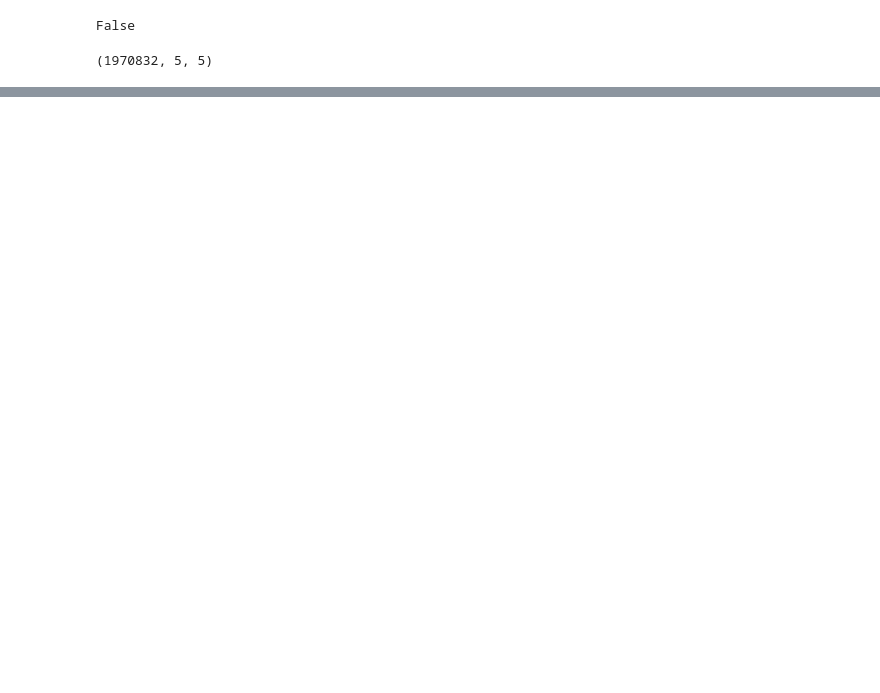
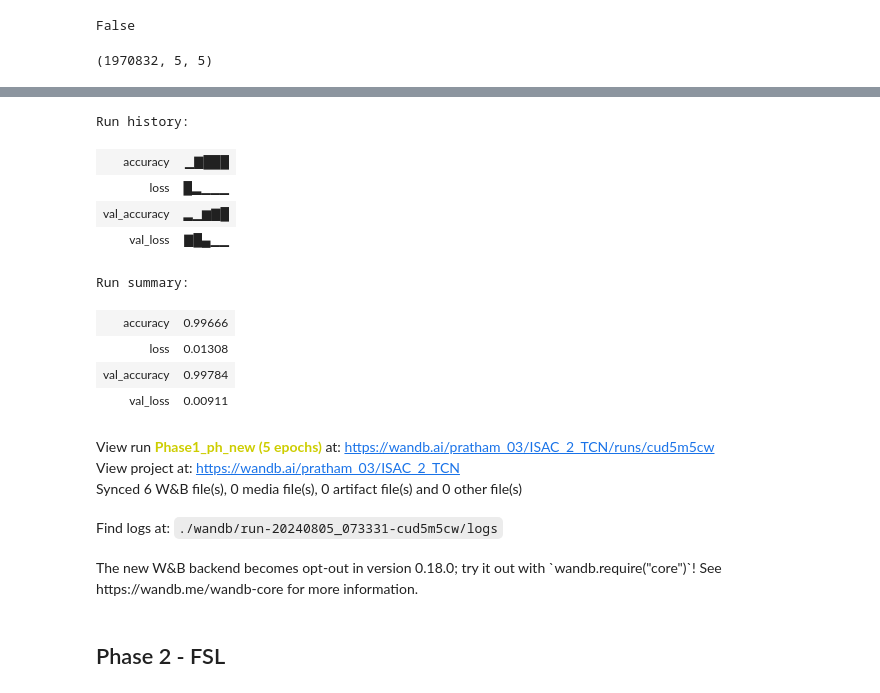
Before and after one commit to Sigma-V/Ubiquitous-Wifi-Sensing-System, a Jupyter notebook: codes/TCN_Model_training.ipynb, the cells around one changed output, grey strips where cells are left out. Cells and saved outputs as stored; diff of their text form; code cells hidden in the pictures; blank space fills up the shorter version.

```diff
--- a/codes/TCN_Model_training.ipynb
+++ b/codes/TCN_Model_training.ipynb
@@ -148,0 +180,20 @@ wandb: WARNING (User provided step: 2 is less than current step: 4. Dropping ent
+# %%
+wandb.finish()
+# %% [output]
+Run history:
+| accuracy | ▁▇███ |
+| loss | █▂▁▁▁ |
+| val_accuracy | ▂▁▆▇█ |
+| val_loss | ▇█▄▁▁ |
+Run summary:
+| accuracy | 0.99666 |
+| loss | 0.01308 |
+| val_accuracy | 0.99784 |
+| val_loss | 0.00911 |
+View run Phase1_ph_new (5 epochs) at: https://wandb.ai/pratham_03/ISAC_2_TCN/runs/cud5m5cw
+View project at: https://wandb.ai/pratham_03/ISAC_2_TCN
+Synced 6 W&B file(s), 0 media file(s), 0 artifact file(s) and 0 other file(s)
+Find logs at: ./wandb/run-20240805_073331-cud5m5cw/logs
+The new W&B backend becomes opt-out in version 0.18.0; try it out with `wandb.require("core")`! See https://wandb.me/wandb-core for more information.
+# %% [markdown]
+## Phase 2 - FSL
```
Also changed, not shown: parts of 20 cells of this notebook.
